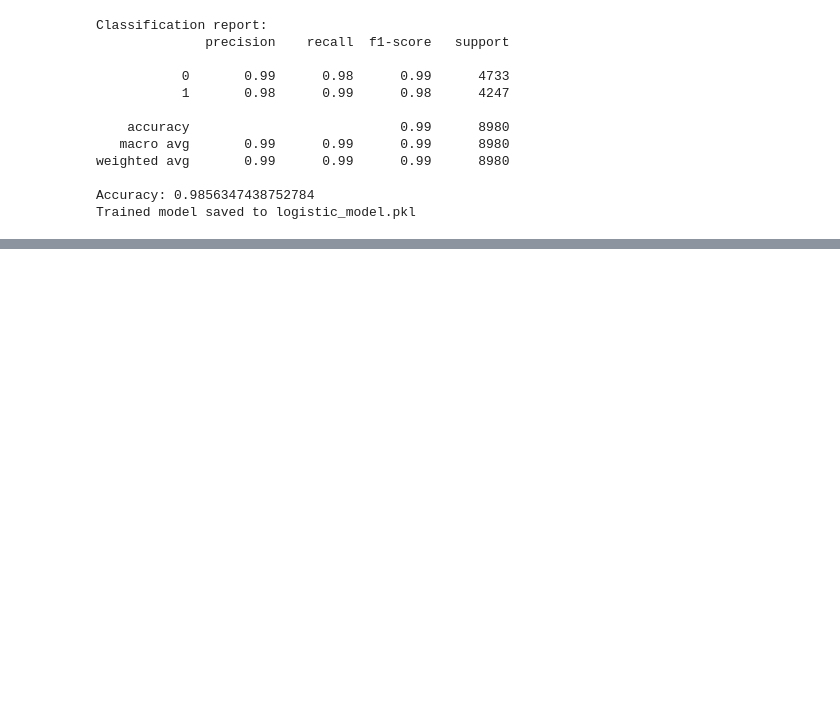
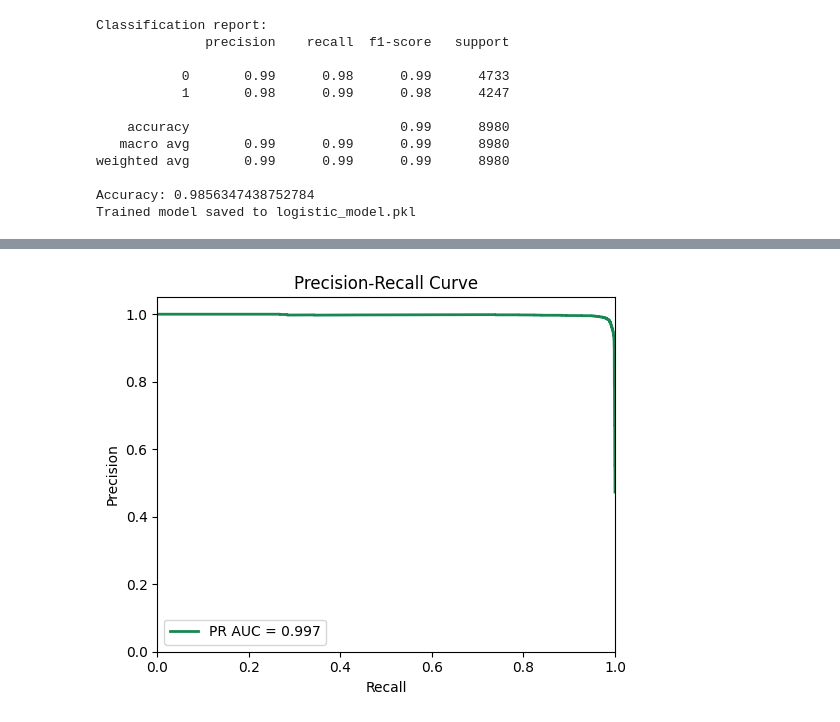
Before and after one commit to kavinkumar1603/truth_lens, a Jupyter notebook: backend/app.ipynb, the cells around one changed output, grey strips where cells are left out. Saved outputs shown, nothing was run; the diff lists cells and outputs as text; code cells hidden in the pictures; blank space fills up the shorter version.

```diff
--- a/backend/app.ipynb
+++ b/backend/app.ipynb
@@ -125,0 +232,17 @@ Trained model saved to logistic_model.pkl
+# %%
+# Precision-Recall Curve
+prec, rec, _ = precision_recall_curve(ytest, pred_proba)
+pr_auc = auc(rec, prec)
+
+plt.figure(figsize=(5.5, 4.5))
+plt.plot(rec, prec, color='#198754', lw=2, label=f'PR AUC = {pr_auc:.3f}')
+plt.xlim([0.0, 1.0])
+plt.ylim([0.0, 1.05])
+plt.xlabel('Recall')
+plt.ylabel('Precision')
+plt.title('Precision-Recall Curve')
+plt.legend(loc='lower left')
+plt.tight_layout()
+plt.show()
+# %% [output]
+[figure, added]
```
Also changed, not shown: parts of 6 cells of this notebook, 8 other files.
